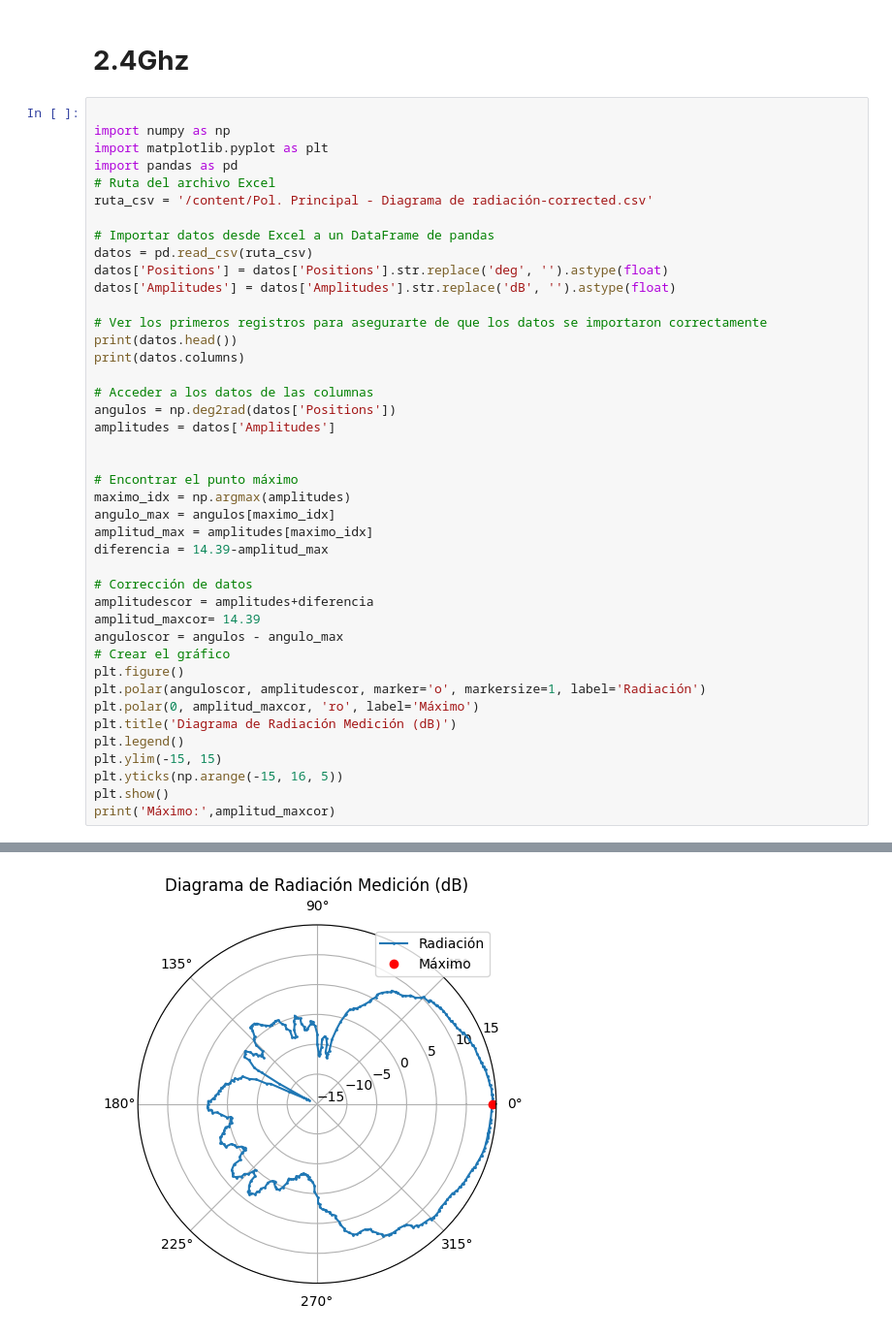
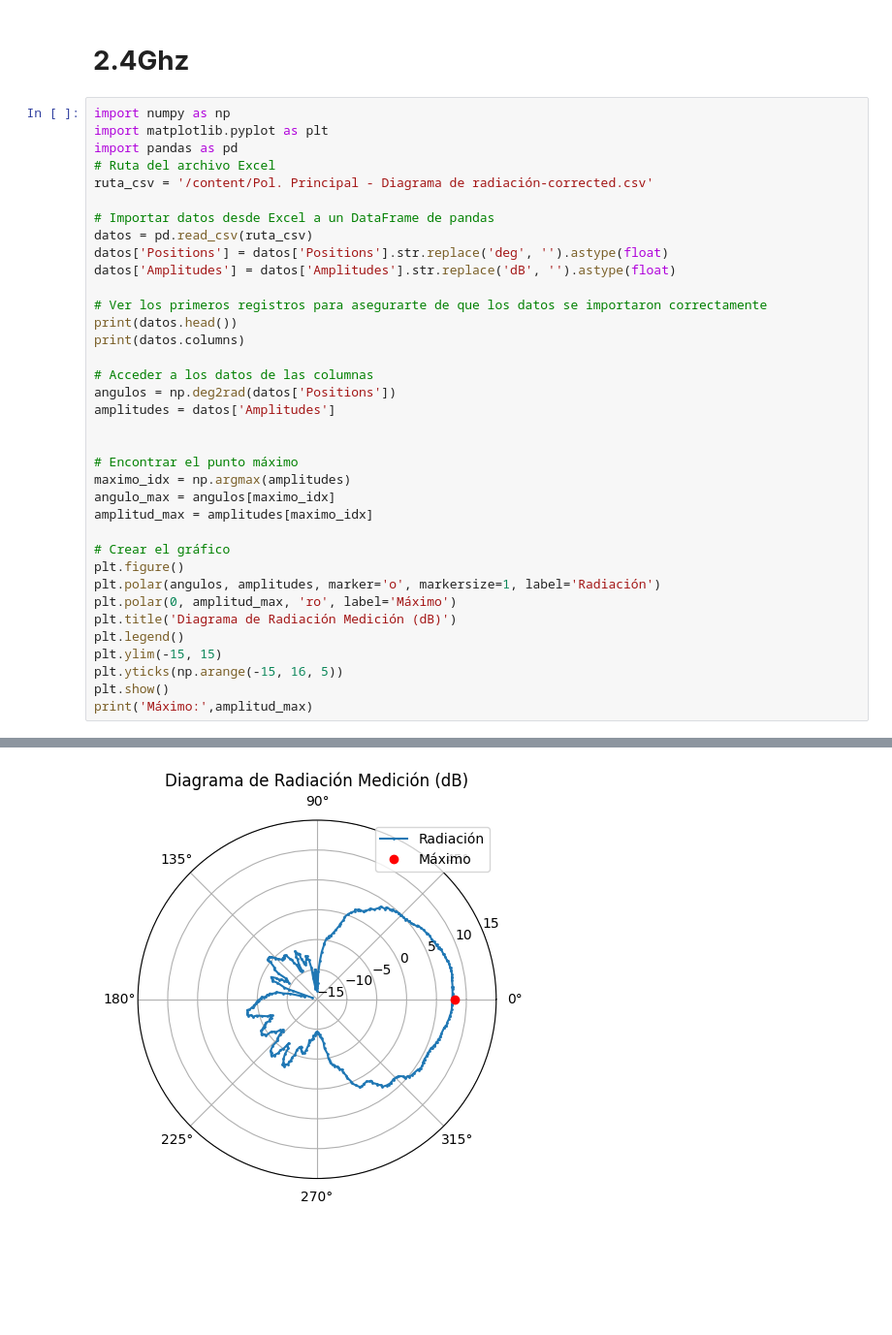
Before and after one commit to NicoNestasio/Antena-Vivaldi, a Jupyter notebook: Vivaldi_2_4GHz_Primer_Modelo.ipynb, the cells around one changed output, grey strips where cells are left out. Shown at 97% size. Cells and saved outputs as stored; diff of their text form; blank space fills up the shorter version.

```diff
--- a/Vivaldi_2_4GHz_Primer_Modelo.ipynb
+++ b/Vivaldi_2_4GHz_Primer_Modelo.ipynb
@@ -3,7 +3,6 @@
 # %% [markdown]
 # **2.4Ghz**
 # %%
-
 import numpy as np
 import matplotlib.pyplot as plt
 import pandas as pd
@@ -28,21 +27,16 @@ amplitudes = datos['Amplitudes']
 maximo_idx = np.argmax(amplitudes)
 angulo_max = angulos[maximo_idx]
 amplitud_max = amplitudes[maximo_idx]
-diferencia = 14.39-amplitud_max
 
-# Corrección de datos
-amplitudescor = amplitudes+diferencia
-amplitud_maxcor= 14.39
-anguloscor = angulos - angulo_max
 # Crear el gráfico
 plt.figure()
-plt.polar(anguloscor, amplitudescor, marker='o', markersize=1, label='Radiación')
-plt.polar(0, amplitud_maxcor, 'ro', label='Máximo')
+plt.polar(angulos, amplitudes, marker='o', markersize=1, label='Radiación')
+plt.polar(0, amplitud_max, 'ro', label='Máximo')
 plt.title('Diagrama de Radiación Medición (dB)')
 plt.legend()
 plt.ylim(-15, 15)
 plt.yticks(np.arange(-15, 16, 5))
 plt.show()
-print('Máximo:',amplitud_maxcor)
+print('Máximo:',amplitud_max)
 # %% [output]
    Unnamed: 0  Positions  Amplitudes
@@ -54,2 +48,2 @@ print('Máximo:',amplitud_maxcor)
 Index(['Unnamed: 0', 'Positions', 'Amplitudes'], dtype='object')
-[figure, old version]
+[figure, new version]
```
Also changed, not shown: parts of 2 cells of this notebook.
